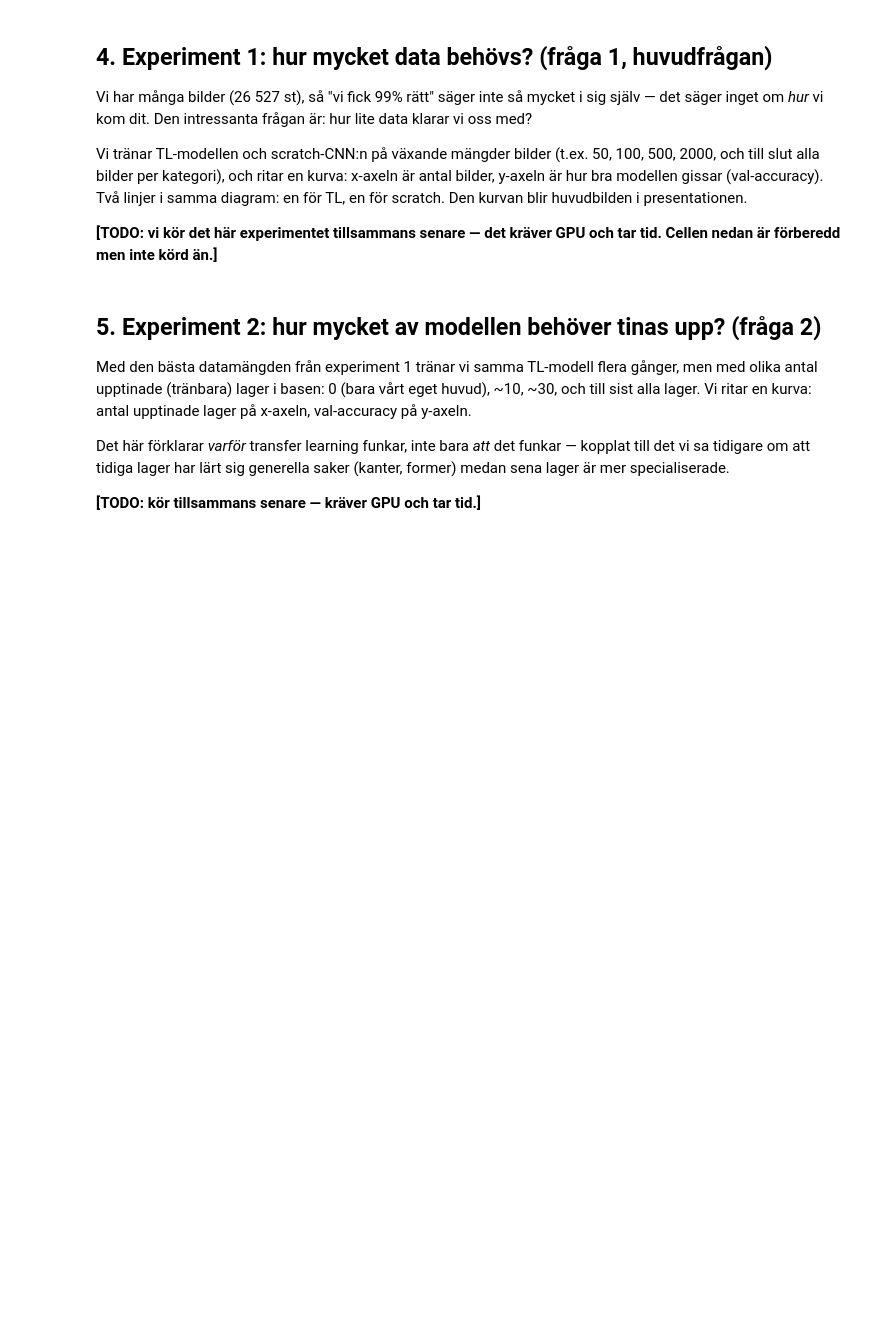
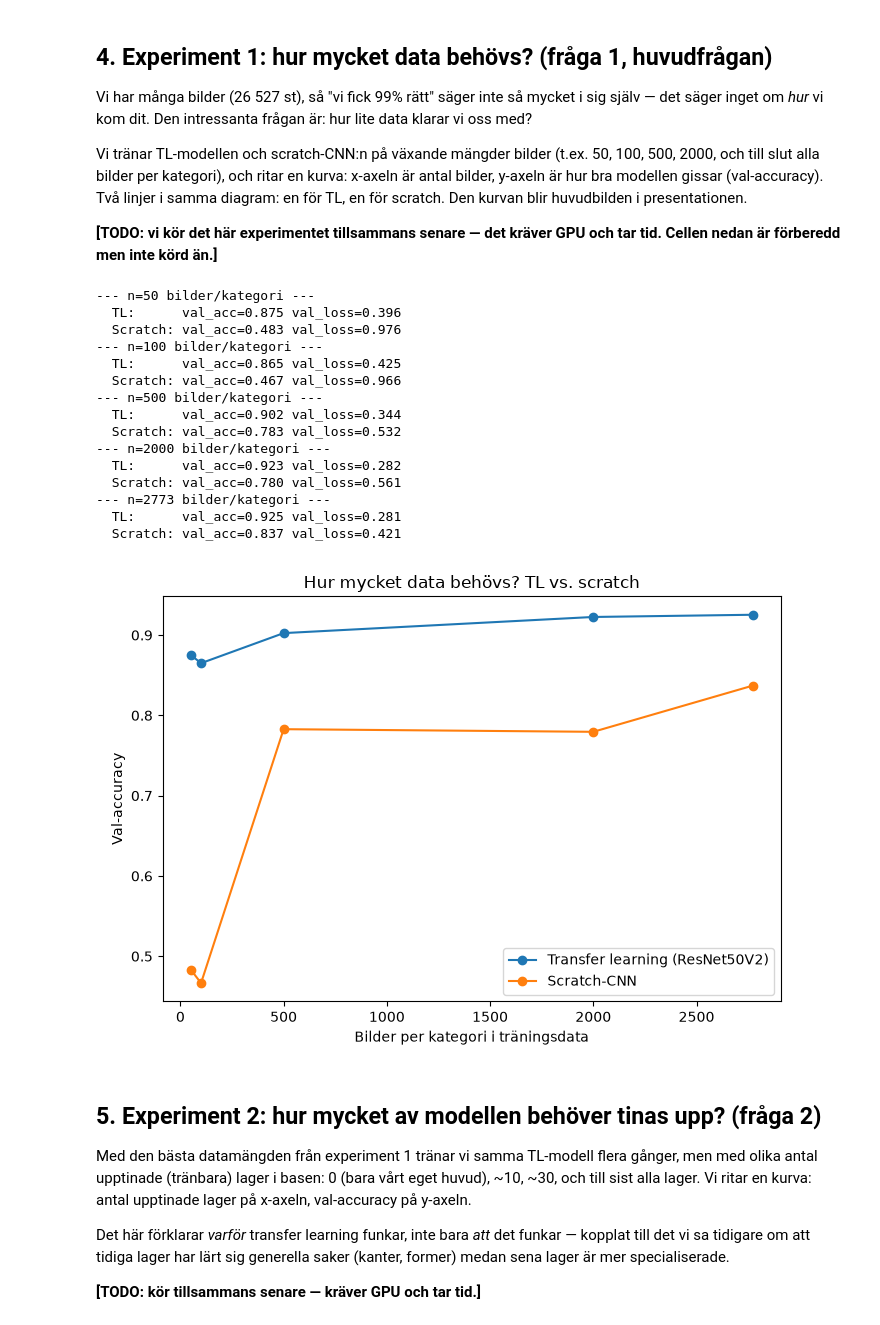
Before and after one commit to davidfjellstrom/transfer-learning, a Jupyter notebook: notebooks/transfer_learning_waste.ipynb, the cells around one changed output. Cells and saved outputs as stored; diff of their text form; code cells hidden in the pictures; blank space fills up the shorter version.

Commit message:
Gjorde experiment 2 och 3, runt 92% accuracy

```diff
--- a/notebooks/transfer_learning_waste.ipynb
+++ b/notebooks/transfer_learning_waste.ipynb
@@ -585,36 +585,53 @@ def run_experiment1(subset_sizes=SUBSET_SIZES, include_all: bool = True) -> dict
         print(f"  TL:      val_acc={tl_acc:.3f} val_loss={tl_loss:.3f}")
         results["tl"][n] = {"val_accuracy": tl_acc, "val_loss": tl_loss}
 
         scratch_acc, scratch_loss = train_scratch_model(subset_dir, val_dir)
         print(f"  Scratch: val_acc={scratch_acc:.3f} val_loss={scratch_loss:.3f}")
         results["scratch"][n] = {"val_accuracy": scratch_acc, "val_loss": scratch_loss}
 
     EXPERIMENT1_RESULTS_PATH.parent.mkdir(parents=True, exist_ok=True)
     EXPERIMENT1_RESULTS_PATH.write_text(json.dumps(results, indent=2))
     return results
 
 
 def plot_experiment1(results: dict, out_path: Path = FIGURES_DIR / "experiment1_data_needed.png"):
     sizes = sorted(results["tl"].keys(), key=int)
     tl_accs = [results["tl"][n]["val_accuracy"] for n in sizes]
     scratch_accs = [results["scratch"][n]["val_accuracy"] for n in sizes]
 
     fig, ax = plt.subplots(figsize=(7, 5))
     ax.plot(sizes, tl_accs, marker="o", label="Transfer learning (ResNet50V2)")
     ax.plot(sizes, scratch_accs, marker="o", label="Scratch-CNN")
     ax.set_xlabel("Bilder per kategori i träningsdata")
     ax.set_ylabel("Val-accuracy")
     ax.set_title("Hur mycket data behövs? TL vs. scratch")
     ax.legend()
     fig.tight_layout()
     out_path.parent.mkdir(parents=True, exist_ok=True)
     fig.savefig(out_path)
     return fig
 
 
-# Kör experimentet tillsammans (tar tid, kräver GPU):
-# results1 = run_experiment1()
-# plot_experiment1(results1)
+# Kört tillsammans - resultat nedan.
+results1 = run_experiment1()
+plot_experiment1(results1)
+# %% [output]
+--- n=50 bilder/kategori ---
+  TL:      val_acc=0.875 val_loss=0.396
+  Scratch: val_acc=0.483 val_loss=0.976
+--- n=100 bilder/kategori ---
+  TL:      val_acc=0.865 val_loss=0.425
+  Scratch: val_acc=0.467 val_loss=0.966
+--- n=500 bilder/kategori ---
+  TL:      val_acc=0.902 val_loss=0.344
+  Scratch: val_acc=0.783 val_loss=0.532
+--- n=2000 bilder/kategori ---
+  TL:      val_acc=0.923 val_loss=0.282
+  Scratch: val_acc=0.780 val_loss=0.561
+--- n=2773 bilder/kategori ---
+  TL:      val_acc=0.925 val_loss=0.281
+  Scratch: val_acc=0.837 val_loss=0.421
+[figure, added]
 # %% [markdown]
 ## 5. Experiment 2: hur mycket av modellen behöver tinas upp? (fråga 2)
 
```
Also changed, not shown: parts of 2 cells of this notebook, 4 other files.
